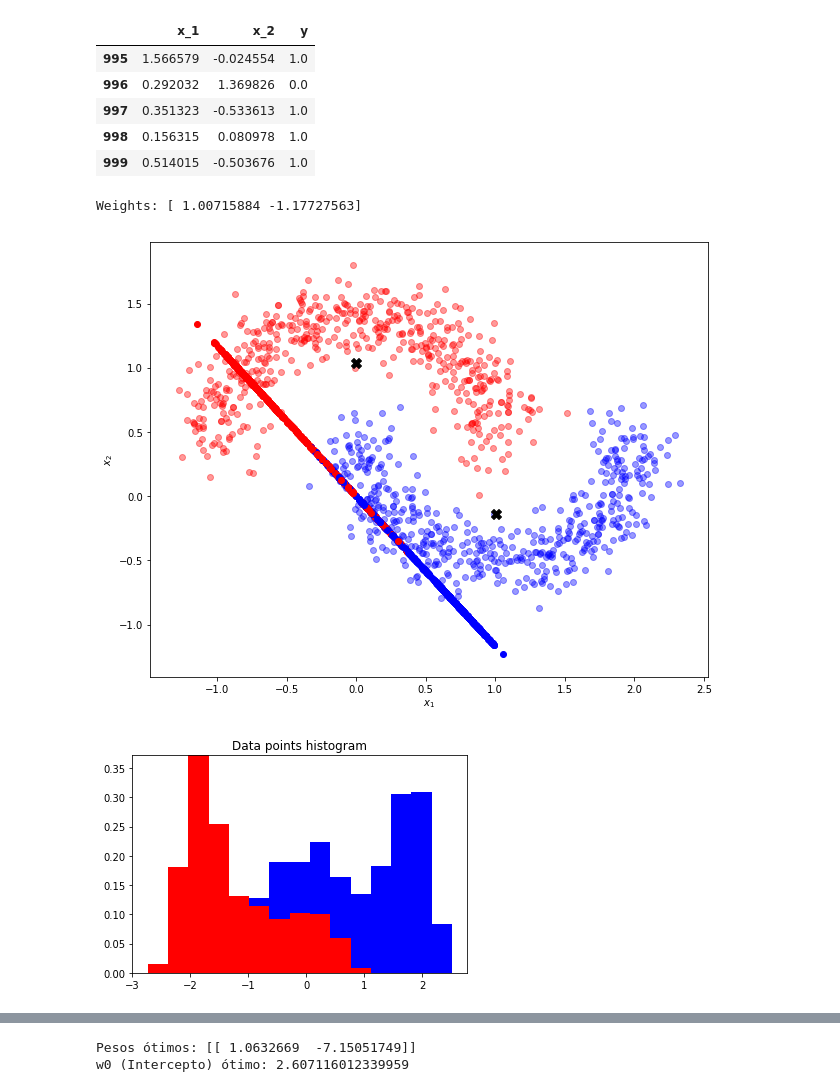
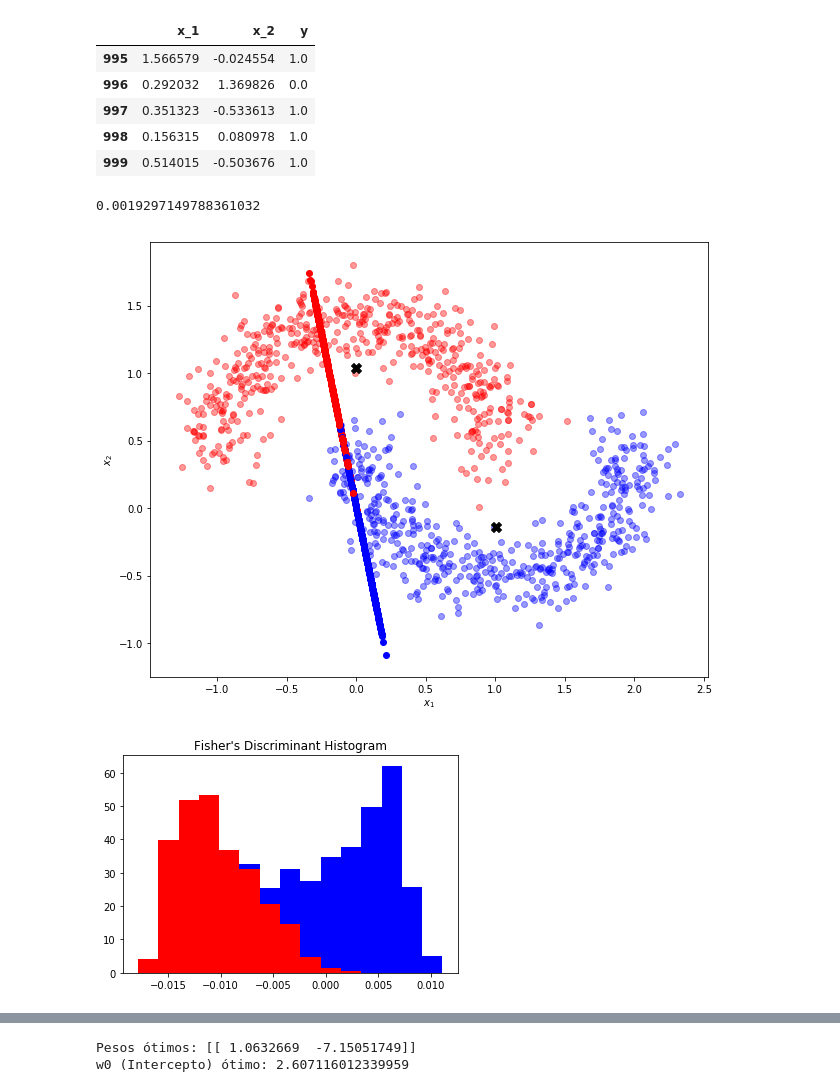
Before and after one commit to SamuelBFG/IA006, a Jupyter notebook: BinaryClassification.ipynb, the cells around one changed output, grey strips where cells are left out. Cells and saved outputs as stored; diff of their text form; code cells hidden in the pictures.

Commit message:
Fisher's Discriminant 2.0

```diff
--- a/BinaryClassification.ipynb
+++ b/BinaryClassification.ipynb
@@ -125,6 +126,6 @@ Output: [[ 5.21783589e+02 -2.68249071e-02]
 from numpy.linalg import pinv
 inv_SW = pinv(SW)
 s = m2 - m1
-W = np.dot(inv_SW, np.expand_dims(s,1)) #
+W = np.dot(inv_SW, s) #
 print(W)
 # %% [output]
@@ -187,10 +170,11 @@ data.tail()
 | 998 | 0.156315 | 0.080978 | 1.0 |
 | 999 | 0.514015 | -0.503676 | 1.0 |
 # %%
-W =np.subtract(m2,m1)
-print("Weights:",W)
+#W =np.subtract(m2,m1)
+#print("Weights:",W)
+float(W[0])
 # %% [output]
-Weights: [ 1.00715884 -1.17727563]
+0.0019297149788361032
 # %%
 fig, ax = plt.subplots(figsize=(10,8))
 colors=['red','blue']
@@ -207,24 +191,24 @@ plt.xlabel("$x_1$")
 plt.ylabel("$x_2$")
 plt.show()
 # %% [output]
-[figure, old version]
+[figure, new version]
 # %%
 yA = np.squeeze(np.dot(C1,np.expand_dims(W,1)))
 yB = np.squeeze(np.dot(C2,np.expand_dims(W,1)))
 
 #np.random.seed(0)
 
 n_bins = 15
 
 fig, axes = plt.subplots(nrows=1, ncols=1)
 
 colors = ['red', 'blue']
 axes.hist([yA,yB], n_bins, density=1, color=colors, histtype='bar', stacked=True)
-axes.set_title('Data points histogram')
+axes.set_title('Fisher\'s Discriminant Histogram')
 
 plt.show()
 # %% [output]
-[figure, old version]
+[figure, new version]
 # %%
 v_recalls = []
 fp_tx = []
```
Also changed, not shown: parts of 8 cells of this notebook, 3 other files.
